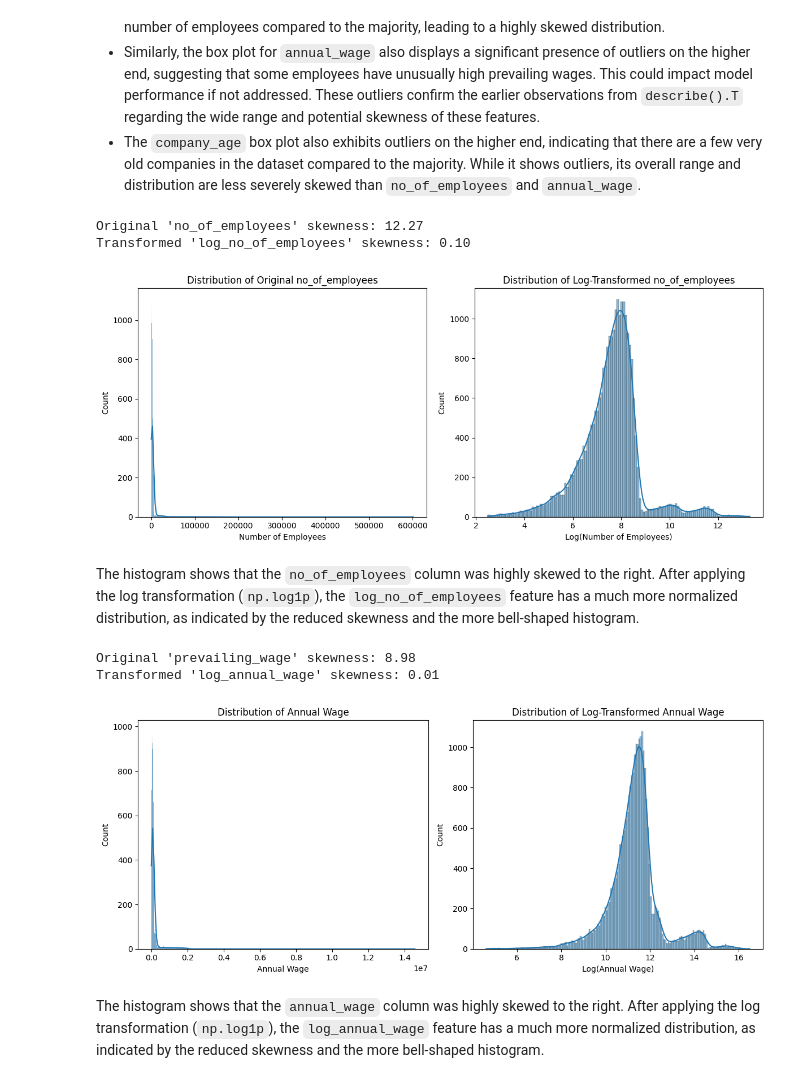
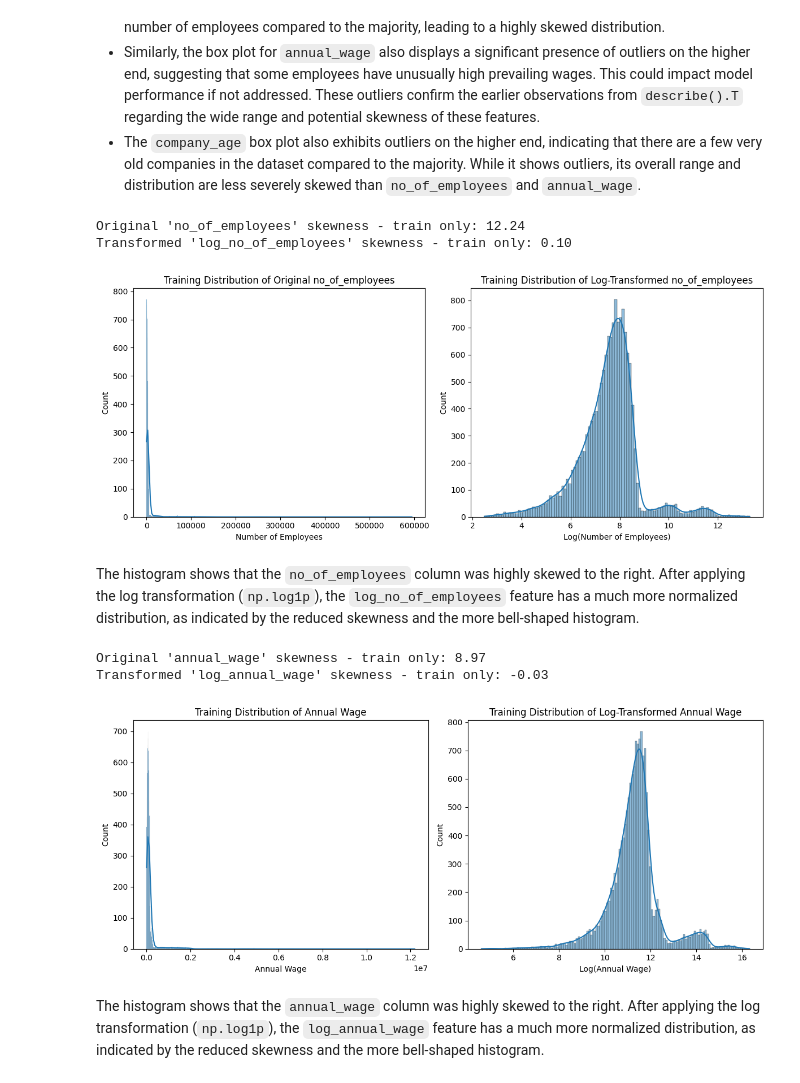
Before and after one commit to alienrivero/great-learning-aiml, a Jupyter notebook: Advanced Machine Learning/EasyVisa/Project_Full_Code_Notebook_EasyVisa.ipynb, the cells around one changed output. Cells and saved outputs as stored; diff of their text form; code cells hidden in the pictures.

```diff
--- a/Advanced Machine Learning/EasyVisa/Project_Full_Code_Notebook_EasyVisa.ipynb
+++ b/Advanced Machine Learning/EasyVisa/Project_Full_Code_Notebook_EasyVisa.ipynb
@@ -782,0 +754,4 @@ Shape: (25480, 10)
+# %%
+# Convert prevailing_wage to a standardized annual wage
+wage_map = {'Hour': 2080, 'Week': 52, 'Month': 12, 'Year': 1}
+data['annual_wage'] = data['prevailing_wage'] * data['unit_of_wage'].map(wage_map)
@@ -782,0 +762,10 @@ Shape: (25480, 10)
+# %%
+# Use reference year to avoid data leakage
+reference_year = 2026
+
+# Apply the same reference year to train, validation, and test
+data['company_age'] = reference_year - data['yr_of_estab']
+
+print(f"New feature 'company_age' created using {reference_year} as the reference year.")
+
+display(data[['yr_of_estab', 'company_age']].head())
@@ -782,0 +794,3 @@ Shape: (25480, 10)
+# %%
+# Drop original columns after transformation
+data.drop(['prevailing_wage', 'unit_of_wage', 'yr_of_estab'], axis=1, inplace=True)
@@ -782,0 +801,17 @@ Shape: (25480, 10)
+# %%
+X = data.drop('case_status', axis=1)
+y = data['case_status']
+
+# Splitting data into training, validation and test set:
+# first we split data into 2 parts, say temporary and test
+
+X_temp, X_test, y_temp, y_test = train_test_split(
+    X, y, test_size=0.2, random_state=1, stratify=y
+)
+
+# then we split the temporary set into train and validation
+
+X_train, X_val, y_train, y_val = train_test_split(
+    X_temp, y_temp, test_size=0.25, random_state=1, stratify=y_temp
+)
+print(X_train.shape, X_val.shape, X_test.shape)
@@ -806,59 +843,61 @@ plt.show()
 - Similarly, the box plot for `annual_wage` also displays a significant presence of outliers on the higher end, suggesting that some employees have unusually high prevailing wages. This could impact model performance if not addressed. These outliers confirm the earlier observations from `describe().T` regarding the wide range and potential skewness of these features.
 - The `company_age` box plot also exhibits outliers on the higher end, indicating that there are a few very old companies in the dataset compared to the majority. While it shows outliers, its overall range and distribution are less severely skewed than `no_of_employees` and `annual_wage`.
 # %%
-# Transformation to normalize the skewed distribution and manage outliers in the 'no_of_employees' feature
+# Transformation to normalize the skewed distribution and manage outliers in the 'no_of_employees' feature on each set to avoid data leakage
 X_train['log_no_of_employees'] = np.log1p(X_train['no_of_employees'])
 X_val['log_no_of_employees'] = np.log1p(X_val['no_of_employees'])
 X_test['log_no_of_employees'] = np.log1p(X_test['no_of_employees'])
 
-print(f"Original 'no_of_employees' skewness (train): {X_train['no_of_employees'].skew():.2f}")
-print(f"Transformed 'log_no_of_employees' skewness (train): {X_train['log_no_of_employees'].skew():.2f}")
+print(f"Original 'no_of_employees' skewness - train only: {X_train['no_of_employees'].skew():.2f}")
+print(f"Transformed 'log_no_of_employees' skewness - train only: {X_train['log_no_of_employees'].skew():.2f}")
 
 plt.figure(figsize=(12, 5))
+
 plt.subplot(1, 2, 1)
 sns.histplot(X_train['no_of_employees'], kde=True)
-plt.title('Distribution of Original no_of_employees (Train)')
+plt.title('Training Distribution of Original no_of_employees')
 plt.xlabel('Number of Employees')
 
 plt.subplot(1, 2, 2)
 sns.histplot(X_train['log_no_of_employees'], kde=True)
-plt.title('Distribution of Log-Transformed no_of_employees (Train)')
+plt.title('Training Distribution of Log-Transformed no_of_employees')
 plt.xlabel('Log(Number of Employees)')
 
 plt.tight_layout()
 plt.show()
 # %% [output]
-Original 'no_of_employees' skewness: 12.27
-Transformed 'log_no_of_employees' skewness: 0.10
+Original 'no_of_employees' skewness - train only: 12.24
+Transformed 'log_no_of_employees' skewness - train only: 0.10
-[figure, old version]
+[figure, new version]
 # %% [markdown]
 The histogram shows that the `no_of_employees` column was highly skewed to the right. After applying the log transformation (`np.log1p`), the `log_no_of_employees` feature has a much more normalized distribution, as indicated by the reduced skewness and the more bell-shaped histogram.
 # %%
-# Apply log transform to 'annual_wage' feature to normalize the skewed distribution and manage outliers
+# Apply log transform to 'annual_wage' feature to normalize the skewed distribution and manage outliers on each set to avoid data leakage
 X_train['log_annual_wage'] = np.log1p(X_train['annual_wage'])
 X_val['log_annual_wage'] = np.log1p(X_val['annual_wage'])
 X_test['log_annual_wage'] = np.log1p(X_test['annual_wage'])
 
-print(f"Original 'annual_wage' skewness (train): {X_train['annual_wage'].skew():.2f}")
-print(f"Transformed 'log_annual_wage' skewness (train): {X_train['log_annual_wage'].skew():.2f}")
+print(f"Original 'annual_wage' skewness - train only: {X_train['annual_wage'].skew():.2f}")
+print(f"Transformed 'log_annual_wage' skewness - train only: {X_train['log_annual_wage'].skew():.2f}")
 
 plt.figure(figsize=(12, 5))
+
 plt.subplot(1, 2, 1)
 sns.histplot(X_train['annual_wage'], kde=True)
-plt.title('Distribution of Annual Wage (Train)')
+plt.title('Training Distribution of Annual Wage')
 plt.xlabel('Annual Wage')
 
 plt.subplot(1, 2, 2)
 sns.histplot(X_train['log_annual_wage'], kde=True)
-plt.title('Distribution of Log-Transformed Annual Wage (Train)')
+plt.title('Training Distribution of Log-Transformed Annual Wage')
 plt.xlabel('Log(Annual Wage)')
 
 plt.tight_layout()
 plt.show()
 # %% [output]
-Original 'prevailing_wage' skewness: 8.98
-Transformed 'log_annual_wage' skewness: 0.01
+Original 'annual_wage' skewness - train only: 8.97
+Transformed 'log_annual_wage' skewness - train only: -0.03
-[figure, old version]
+[figure, new version]
 # %% [markdown]
 The histogram shows that the `annual_wage` column was highly skewed to the right. After applying the log transformation (`np.log1p`), the `log_annual_wage` feature has a much more normalized distribution, as indicated by the reduced skewness and the more bell-shaped histogram.
 # %% [markdown]
```
Also changed, not shown: parts of 50 cells of this notebook, 3 other files.
